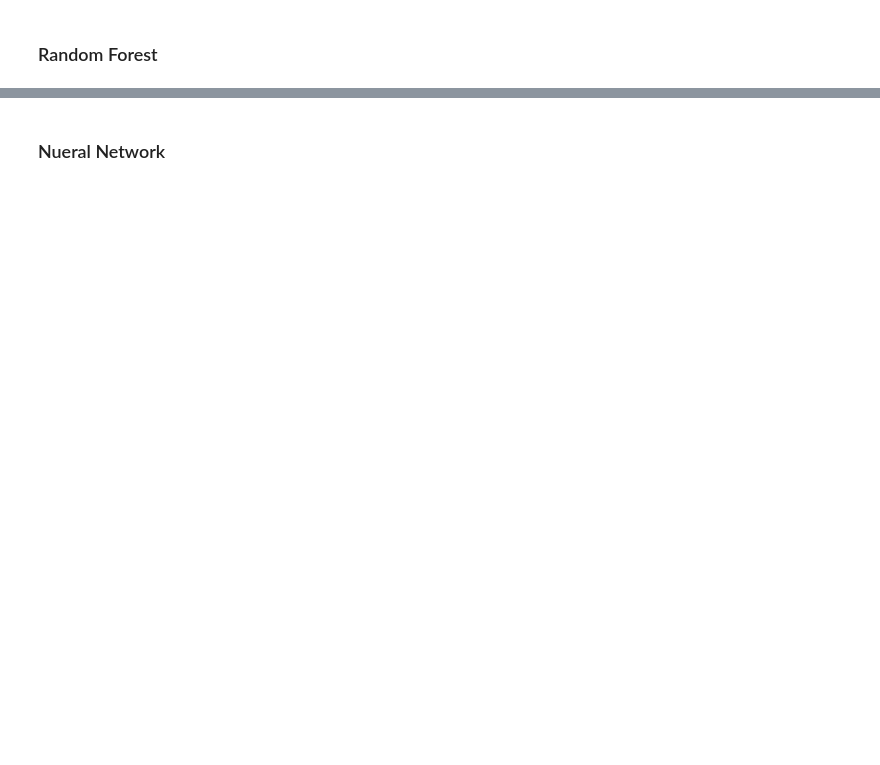
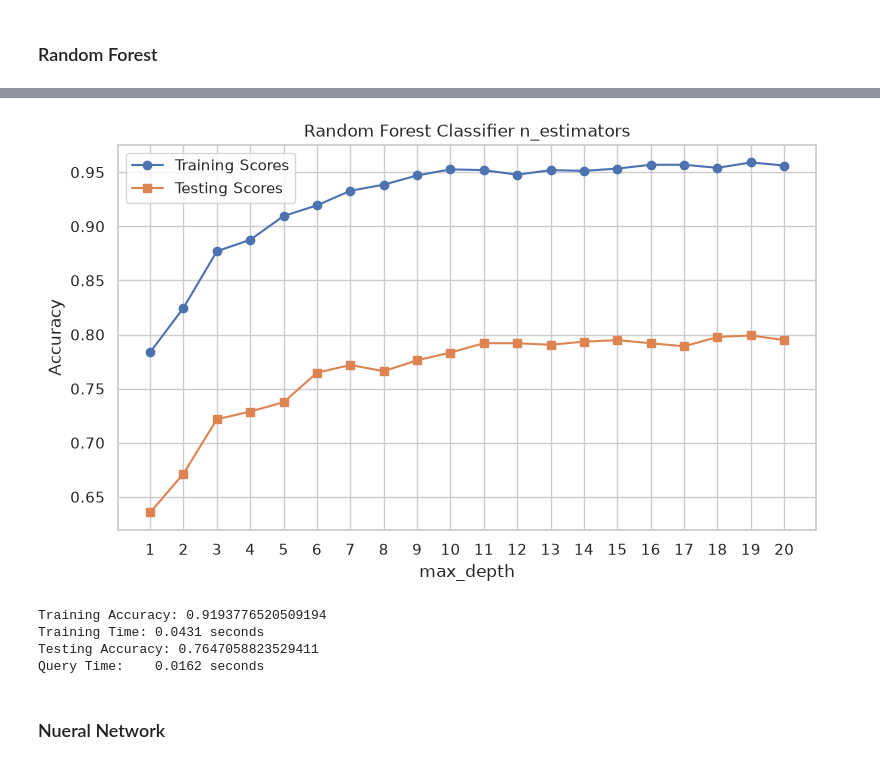
Before and after one commit to shoshanabernstein/Python-Final-Project, a Jupyter notebook: obesity_classification.ipynb, the cells around one changed output, grey strips where cells are left out. Saved outputs shown, nothing was run; the diff lists cells and outputs as text; code cells hidden in the pictures; blank space fills up the shorter version.

```diff
--- a/obesity_classification.ipynb
+++ b/obesity_classification.ipynb
@@ -269,0 +447,25 @@ Overweight_Level_II       0.77      0.86      0.82        87
+# %%
+train_scores = []
+test_scores = []
+depths = range(1, 21)
+for d in depths:
+    d_tree = Pipeline([('preprocessor', preprocessor),
+                 ('model', RandomForestClassifier(random_state=42, n_estimators=d, max_depth=10))])
+    d_tree.fit(X_train, y_train)
+    train_scores.append(accuracy_score(y_train, d_tree.predict(X_train)))
+    test_scores.append(accuracy_score(y_test, d_tree.predict(X_test)))
+
+
+
+plt.figure(figsize=(9, 5))
+plt.plot(depths, train_scores, label="Training Scores", marker="o")
+plt.plot(depths, test_scores, label="Testing Scores", marker="s")
+
+plt.xlabel("max_depth")
+plt.ylabel("Accuracy")
+plt.xticks(depths)
+plt.legend()
+plt.title("Random Forest Classifier n_estimators")
+plt.show()
+# %% [output]
+[figure, added]
@@ -270,2 +489,17 @@ Overweight_Level_II       0.77      0.86      0.82        87
+# %%
+rf_test_acc = accuracy_score(y_test, y_test_pred)
+rf_train_acc = accuracy_score(y_train, y_train_pred)
+rf_train_time = train_time
+rf_query_time = query_time
+
+print("Training Accuracy:", rf_train_acc)
+print(f"Training Time: {rf_train_time:.4f} seconds")
+print("Testing Accuracy:", rf_test_acc)
+print(f"Query Time:    {rf_query_time:.4f} seconds")
+# %% [output]
+Training Accuracy: 0.9193776520509194
+Training Time: 0.0431 seconds
+Testing Accuracy: 0.7647058823529411
+Query Time:    0.0162 seconds
 # %% [markdown]
 ### Nueral Network
```
Also changed, not shown: parts of 32 cells of this notebook.
